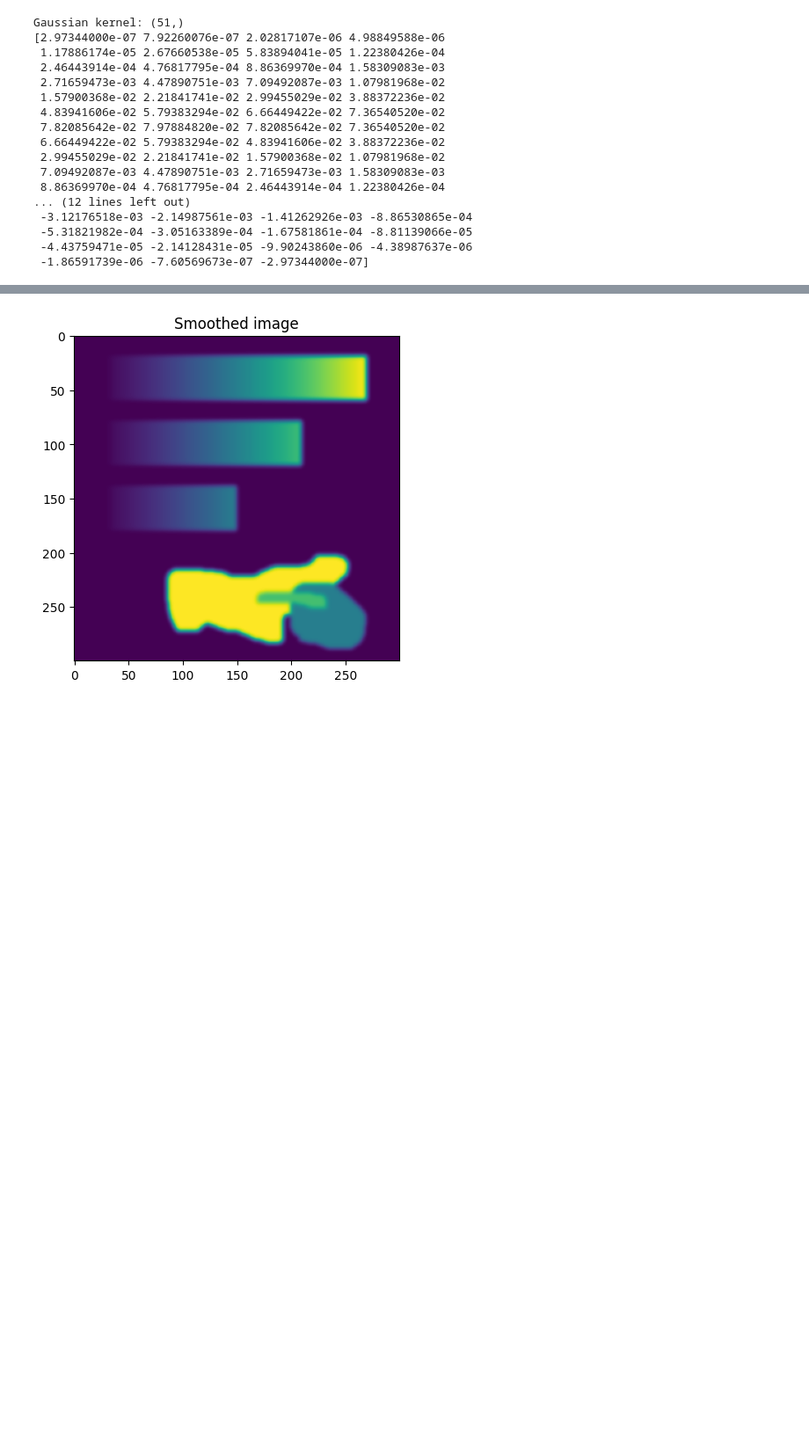
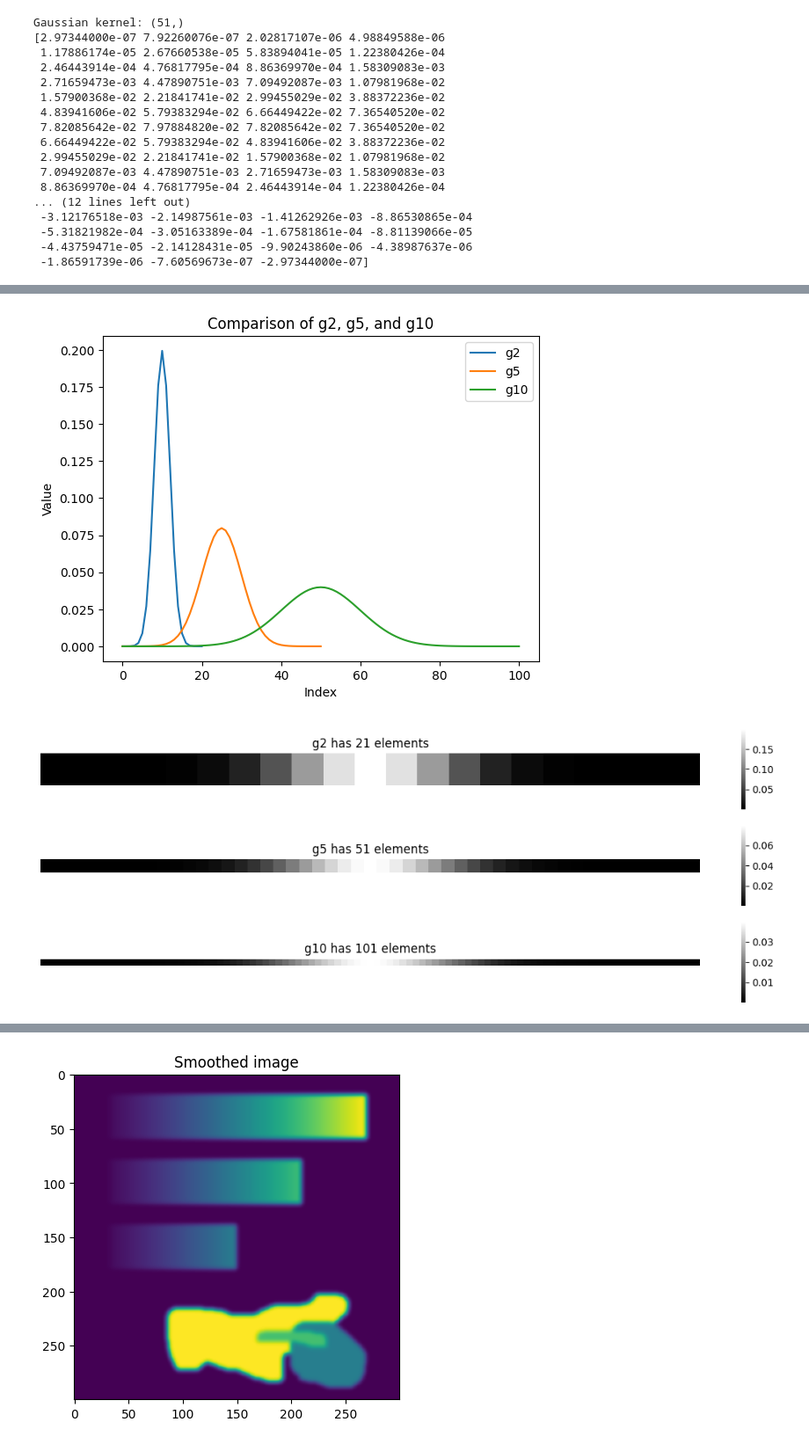
Before and after one commit to yufanana/ComputerVision02504, a Jupyter notebook: notebooks/ex6.ipynb, the cells around one changed output, grey strips where cells are left out. Shown at 88% size. Drawn from its saved outputs; the diff is of its cells as text; code cells hidden in the pictures; blank space fills up the shorter version.

```diff
--- a/notebooks/ex6.ipynb
+++ b/notebooks/ex6.ipynb
@@ -52,0 +77,31 @@ Gaussian kernel: (51,)
+# %%
+# Visualizing kernels with different sigma
+g2, gd2 = gaussian_1D_kernel(sigma=2)
+g5, gd5 = gaussian_1D_kernel(sigma=5)
+g10, gd10 = gaussian_1D_kernel(sigma=10)
+
+# Plotting as line plots
+plt.plot(g2, label='g2')
+plt.plot(g5, label='g5')
+plt.plot(g10, label='g10')
+plt.xlabel('Index')
+plt.ylabel('Value')
+plt.title('Comparison of g2, g5, and g10')
+plt.legend()
+plt.show()
+
+# Plotting as pixel heatmaps
+figure, ax = plt.subplots(3, 1, figsize=(15, 5))
+ax[0].set_title(f'g2 has {g2.shape[0]} elements')
+ax[1].set_title(f'g5 has {g5.shape[0]} elements')
+ax[2].set_title(f'g10 has {g10.shape[0]} elements')
+ax[0].set_axis_off()
+ax[1].set_axis_off()
+ax[2].set_axis_off()
+sns.heatmap([g2], ax=ax[0], square=True, cmap='gray')
+sns.heatmap([g5], ax=ax[1], square=True, cmap='gray')
+sns.heatmap([g10], ax=ax[2], square=True, cmap='gray')
+plt.show()
+# %% [output]
+[figure, added]
+[figure, added]
```
Also changed, not shown: parts of 5 cells of this notebook, 3 other files.
